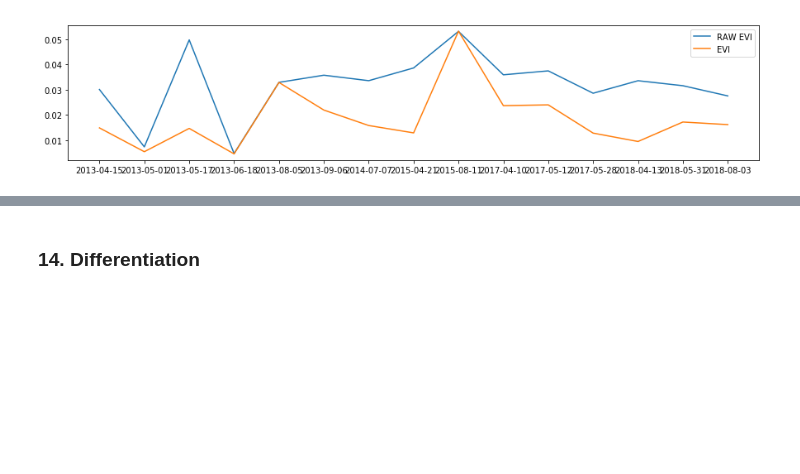
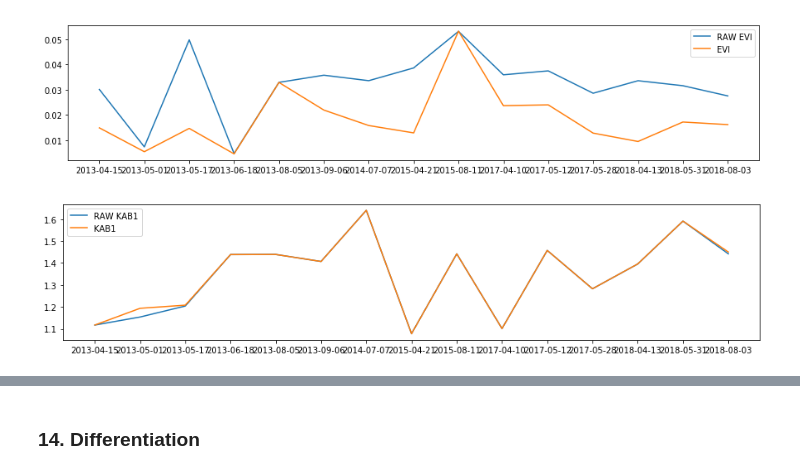
Before and after one commit to feleHaile/projections-clouds-and-Gdansk-Bay, a Jupyter notebook: algal_bloom_detection-chlorophyll_alpha.ipynb, the cells around one changed output, grey strips where cells are left out. Drawn from its saved outputs; the diff is of its cells as text; code cells hidden in the pictures; blank space fills up the shorter version.

```diff
--- a/algal_bloom_detection-chlorophyll_alpha.ipynb
+++ b/algal_bloom_detection-chlorophyll_alpha.ipynb
@@ -1132,12 +1132,27 @@ plt.show()
 # Clear clouds and calculate EVI
 clean_df['RAW EVI'] = 0
 clean_df['EVI'] = 0
+clean_df['RAW KAB1'] = 0
+clean_df['KAB1'] = 0
+clean_df['RAW KAB2'] = 0
+clean_df['KAB2'] = 0
+
 for idx in clean_df.index:
-    cloud_object = PixelQA(clean_df.loc[idx][3])
-    evi_image = calculate_evi([clean_df.loc[idx][0], clean_df.loc[idx][1], clean_df.loc[idx][2]])
+    cloud_object = PixelQA(clean_df.loc[idx][5])
+    evi_image = calculate_indicator(clean_df.loc[idx].values, 'evi')
     clear_clouds = cloud_object.clear_pixels(evi_image)
     clean_df.loc[idx, 'RAW EVI'] = np.nanmean(evi_image[evi_image > 0])
     clean_df.loc[idx, 'EVI'] = np.nanmean(clear_clouds[clear_clouds > 0])
+
+    kab1_image = calculate_indicator(clean_df.loc[idx].values, 'kab1')
+    clear_clouds = cloud_object.clear_pixels(kab1_image)
+    clean_df.loc[idx, 'RAW KAB1'] = np.nanmean(kab1_image[kab1_image > 0])
+    clean_df.loc[idx, 'KAB1'] = np.nanmean(clear_clouds[clear_clouds > 0])
+
+    kab2_image = calculate_indicator(clean_df.loc[idx].values, 'kab2')
+    clear_clouds = cloud_object.clear_pixels(kab2_image)
+    clean_df.loc[idx, 'RAW KAB2'] = np.nanmean(kab2_image[kab2_image > 0])
+    clean_df.loc[idx, 'KAB2'] = np.nanmean(clear_clouds[clear_clouds > 0])
 # %%
 # Show EVI over time
 
@@ -1148,3 +1163,13 @@ plt.legend()
 plt.show()
 # %% [output]
 [figure]
+# %%
+# Show KAB1 over time
+
+plt.figure(figsize=(15, 3))
+plt.plot(clean_df.index, clean_df['RAW KAB1'])
+plt.plot(clean_df.index, clean_df['KAB1'])
+plt.legend()
+plt.show()
+# %% [output]
+[figure, added]
```
Also changed, not shown: parts of 7 cells of this notebook.
